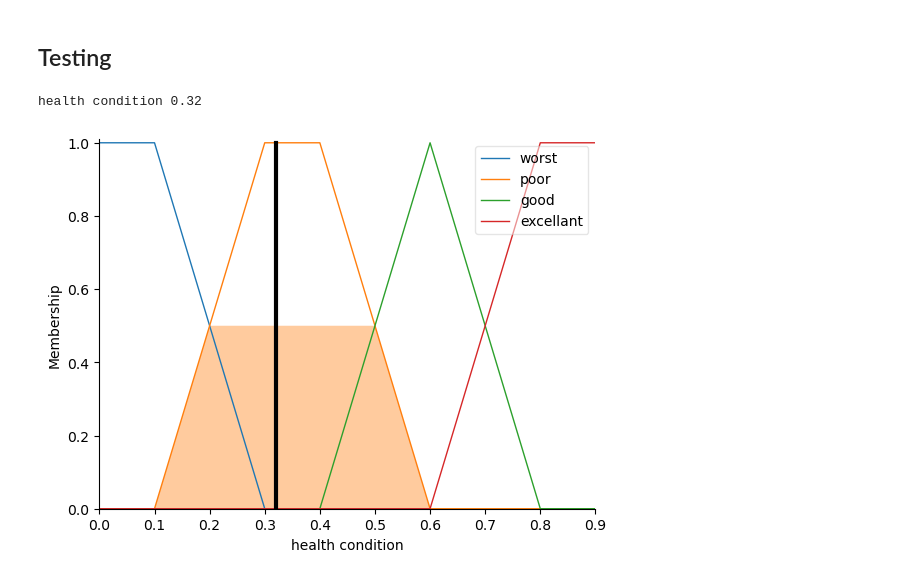
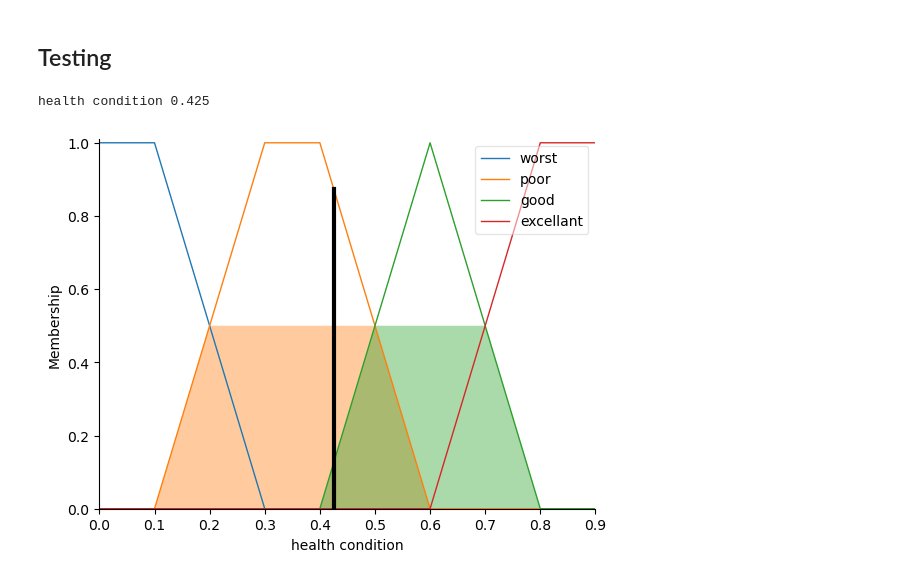
Before and after one commit to DiaaAhmedHassan/smart_system, a Jupyter notebook: modified_system.ipynb, the cells around one changed output. Cells and saved outputs as stored; diff of their text form; code cells hidden in the pictures.

```diff
--- a/modified_system.ipynb
+++ b/modified_system.ipynb
@@ -114,7 +114,7 @@ rule42=ctrl.Rule(systolic['ideal'] & diastolic['high'] & temperature['medium'] &
 rule43=ctrl.Rule(systolic['ideal'] & diastolic['high'] & temperature['high'] & blood_sugar['normal'], health_cond['good'])
 rule44=ctrl.Rule(systolic['ideal'] & diastolic['high'] & temperature['very_high'] & blood_sugar['normal'], health_cond['worst'])
 rule45=ctrl.Rule(systolic['ideal'] & diastolic['high'] & temperature['low'] & blood_sugar['impaired'], health_cond['poor'])
-rule46=ctrl.Rule(systolic['ideal'] & diastolic['high'] & temperature['medium'] & blood_sugar['impaired'], health_cond['good'])
+rule46=ctrl.Rule(systolic['ideal'] & diastolic['high'] & temperature['medium'] & blood_sugar['impaired'], health_cond['poor'])
 rule47=ctrl.Rule(systolic['ideal'] & diastolic['high'] & temperature['high'] & blood_sugar['impaired'], health_cond['poor'])
 rule48=ctrl.Rule(systolic['ideal'] & diastolic['high'] & temperature['very_high'] & blood_sugar['impaired'], health_cond['worst'])
 
@@ -166,19 +166,13 @@ health = ctrl.ControlSystemSimulation(control_sys)
 # %% [markdown]
 ## Testing
 # %%
-s = int(input('Enter the systolic blood presure'))
-d = int(input('Enter the diastolic blood presure'))
-t = int(input('Enter the body tempereture'))
-bs = int(input('Enter the blood_suger'))
-
-
-health.input['Systolic'] = s
-health.input['Diastolic'] = d
-health.input['temperature'] = t
-health.input['blood_sugar'] = bs
+health.input['Systolic'] = 120
+health.input['Diastolic'] = 95
+health.input['temperature'] = 36.5
+health.input['blood_sugar'] = 110
 health.compute()
 print('health condition', health.output['health condition'])
 health_cond.view(sim=health)
 # %% [output]
-health condition 0.32
+health condition 0.425
-[figure, old version]
+[figure, new version]
```
Also changed, not shown: 1 other file.
